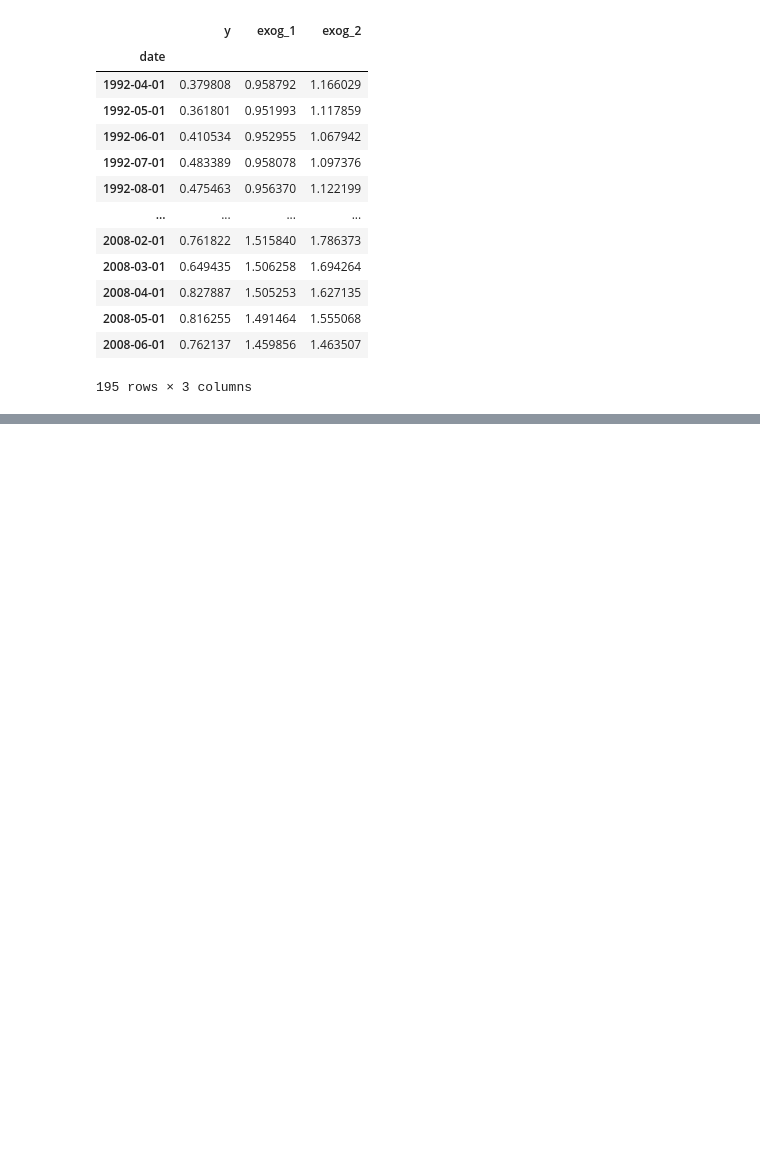
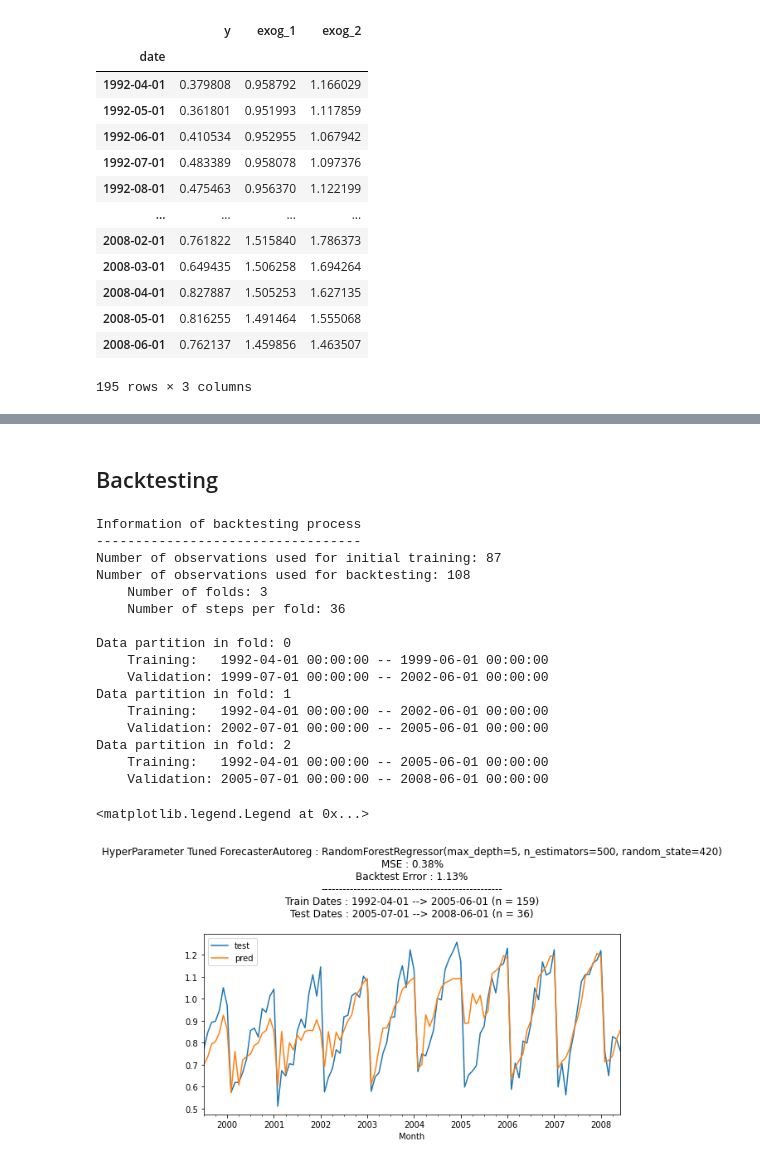
Before and after one commit to uno-sebastian/forecasting-practice, a Jupyter notebook: Forecasting_More_Data.ipynb, the cells around one changed output, grey strips where cells are left out. Drawn from its saved outputs; the diff is of its cells as text; code cells hidden in the pictures; blank space fills up the shorter version.

```diff
--- a/Forecasting_More_Data.ipynb
+++ b/Forecasting_More_Data.ipynb
@@ -52,0 +220,46 @@ df
+# %% [markdown]
+## Backtesting
+# %%
+error_backtest, predictions_backtest = backtesting_forecaster(
+    forecaster = forecaster,
+    y = df['y'],
+    exog = df['exog_1'],
+    initial_train_size = len(df) - (months_for_training * 3),
+    fixed_train_size = False,
+    steps = months_for_training,
+    metric = 'mean_squared_error',
+    refit = True,
+    verbose = True
+)
+#
+fig, ax = plt.subplots(figsize=(9, 4))
+df.loc[predictions_backtest.index, 'y'].plot(ax = ax, label = 'test')
+predictions_backtest.plot(ax = ax, label='predictions')
+ax.set_title(f'''HyperParameter Tuned ForecasterAutoreg : {forecaster.regressor}
+MSE : {error_mse:.2%}
+Backtest Error : {error_backtest:.2%}
+{'-'*50}
+Train Dates : {df_train.index.min().date()} --> {df_train.index.max().date()} (n = {len(df_train)})
+Test Dates : {df_test.index.min().date()} --> {df_test.index.max().date()} (n = {len(df_test)})
+''')
+ax.set_xlabel('Month')
+ax.legend()
+# %% [output]
+Information of backtesting process
+----------------------------------
+Number of observations used for initial training: 87
+Number of observations used for backtesting: 108
+    Number of folds: 3
+    Number of steps per fold: 36
+
+Data partition in fold: 0
+    Training:   1992-04-01 00:00:00 -- 1999-06-01 00:00:00
+    Validation: 1999-07-01 00:00:00 -- 2002-06-01 00:00:00
+Data partition in fold: 1
+    Training:   1992-04-01 00:00:00 -- 2002-06-01 00:00:00
+    Validation: 2002-07-01 00:00:00 -- 2005-06-01 00:00:00
+Data partition in fold: 2
+    Training:   1992-04-01 00:00:00 -- 2005-06-01 00:00:00
+    Validation: 2005-07-01 00:00:00 -- 2008-06-01 00:00:00
+<matplotlib.legend.Legend at 0x...>
+[figure, added]
```
Also changed, not shown: parts of 7 cells of this notebook, 2 other files.
